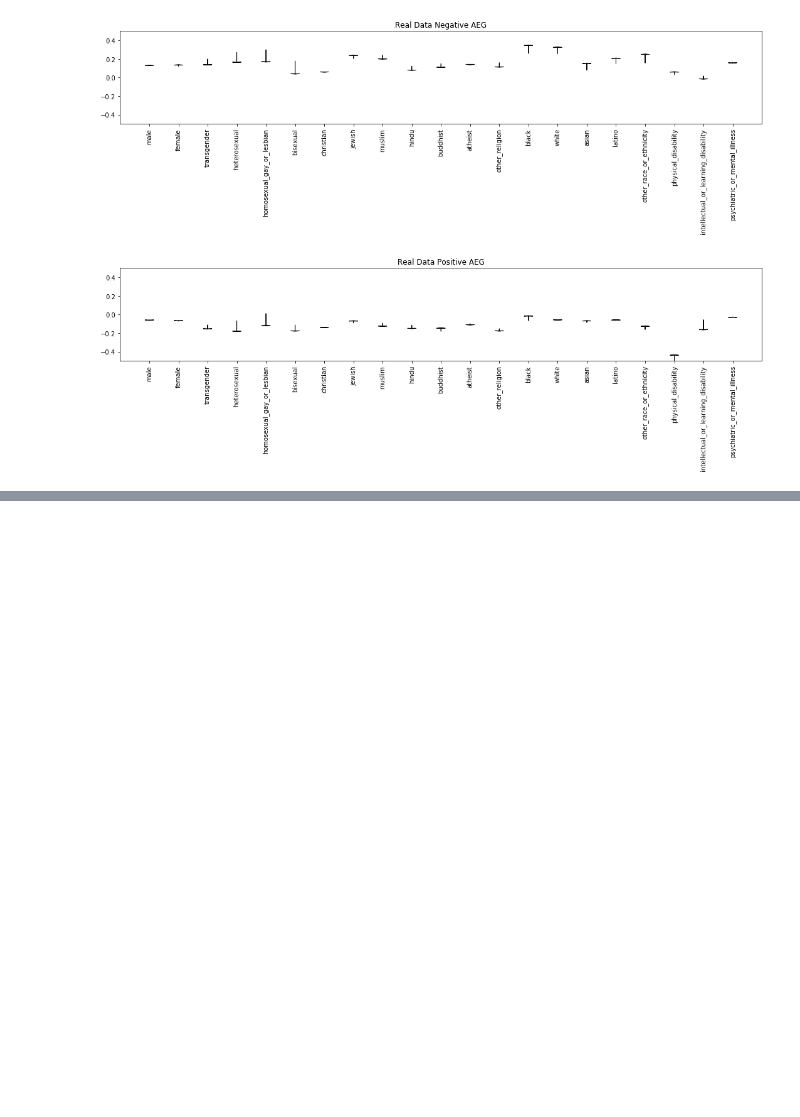
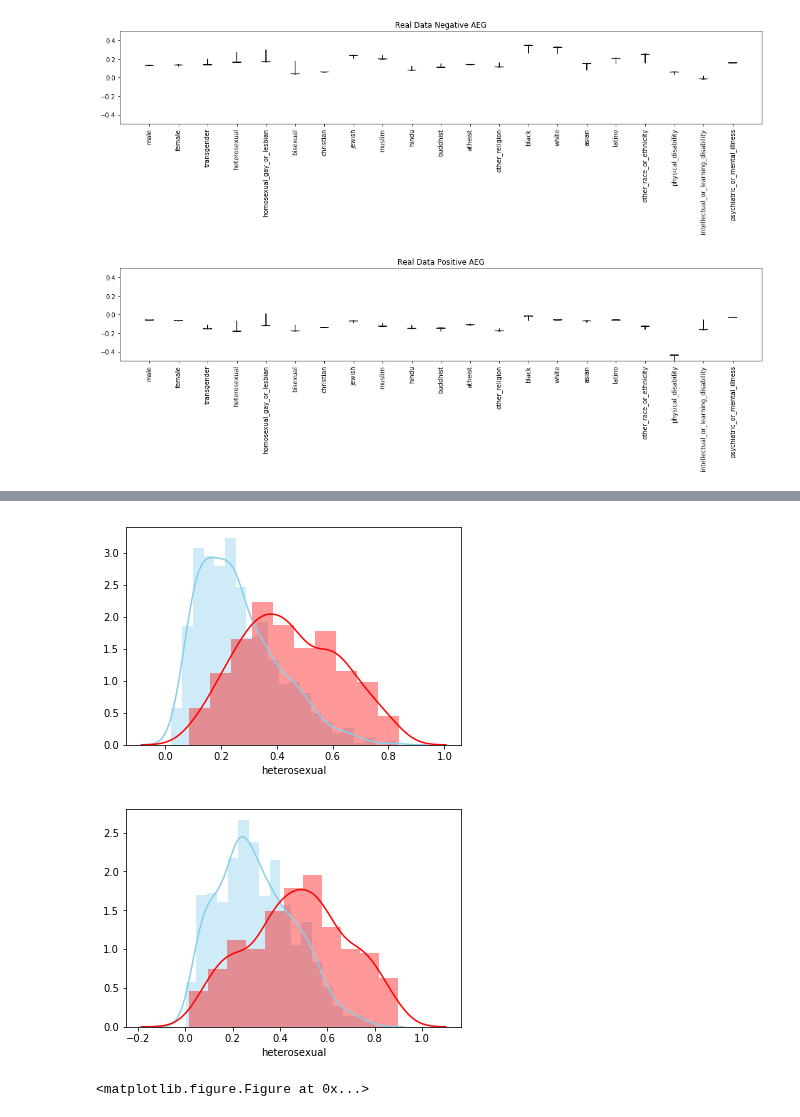
Before and after one commit to conversationai/unintended-ml-bias-analysis, a Jupyter notebook: unintended_ml_bias/prod_models_analysis.ipynb, the cells around one changed output, grey strips where cells are left out. Saved outputs shown, nothing was run; the diff lists cells and outputs as text; code cells hidden in the pictures; blank space fills up the shorter version.

```diff
--- a/unintended_ml_bias/prod_models_analysis.ipynb
+++ b/unintended_ml_bias/prod_models_analysis.ipynb
@@ -199,0 +214,7 @@ out_real.to_csv('eval_datasets/identity_labeled_metrics.csv')
+# %%
+plot_histogram('heterosexual', 'rock_toxicity')
+plot_histogram('heterosexual', 'rock_v6_1_toxicity')
+# %% [output]
+[figure, added]
+[figure, added]
+<matplotlib.figure.Figure at 0x...>
```
Also changed, not shown: parts of 6 cells of this notebook.
